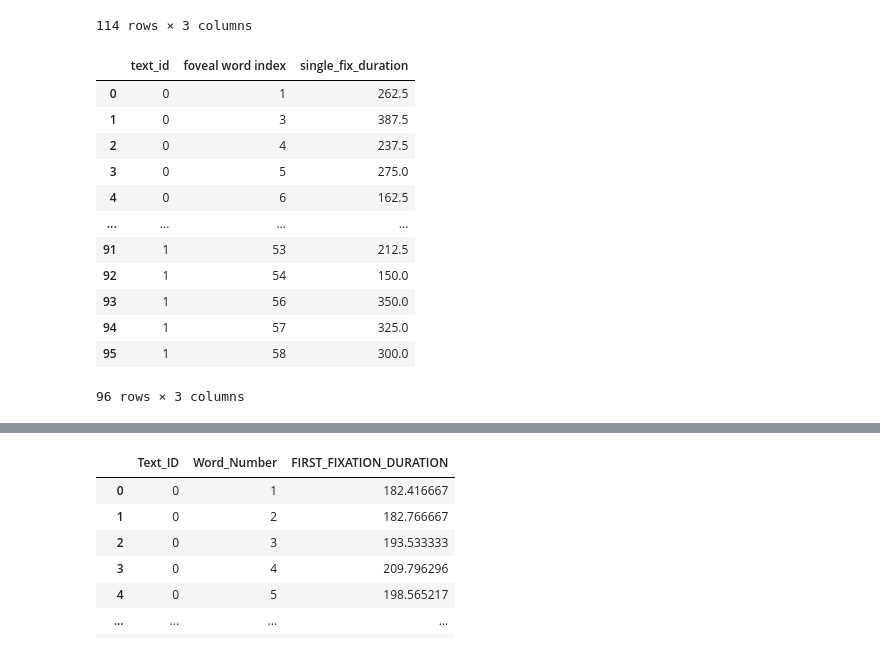
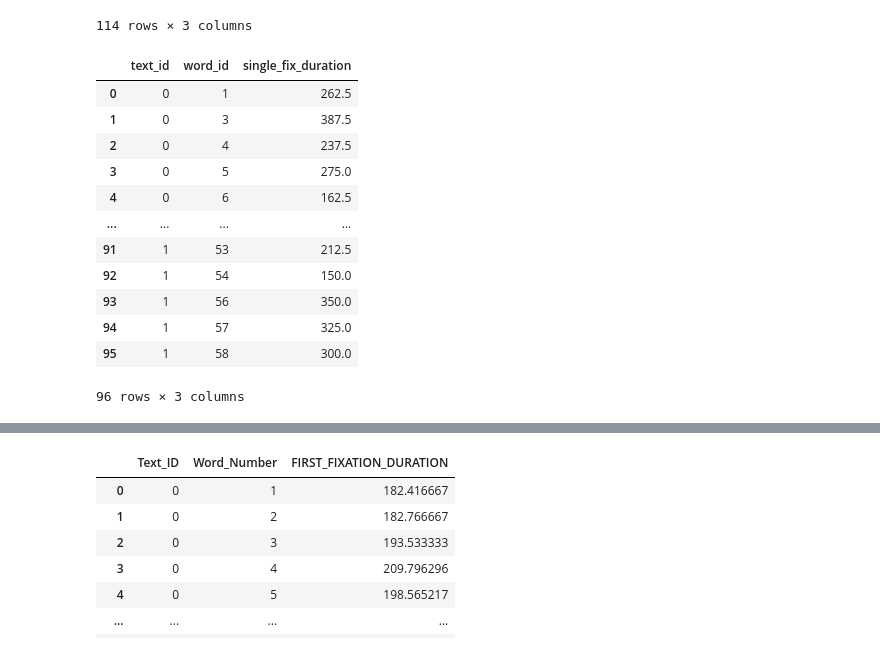
Before and after one commit to dritlopes/OB1-reader-model, a Jupyter notebook: src/evaluation.ipynb, the cells around one changed output, grey strips where cells are left out. Cells and saved outputs as stored; diff of their text form; code cells hidden in the pictures.

```diff
--- a/src/evaluation.ipynb
+++ b/src/evaluation.ipynb
@@ -579,10 +581,11 @@ single_fix_proportion_obs
 # %%
 # average single fixation duration
 single_fixation_duration_sim = single_fixation_sim.groupby(['text_id','foveal word index'])[['fixation duration']].mean().reset_index()
-single_fixation_duration_sim = single_fixation_duration_sim.rename(columns={'fixation duration': 'single_fix_duration'})
+single_fixation_duration_sim = single_fixation_duration_sim.rename(columns={'fixation duration': 'single_fix_duration',
+                                                                           'foveal word index':'word_id'})
 single_fixation_duration_sim
 # %% [output]
-|  | text_id | foveal word index | single_fix_duration |
+|  | text_id | word_id | single_fix_duration |
 | 0 | 0 | 1 | 262.5 |
 | 1 | 0 | 3 | 387.5 |
 | 2 | 0 | 4 | 237.5 |
```
Also changed, not shown: parts of 2 cells of this notebook, 1 other file.
